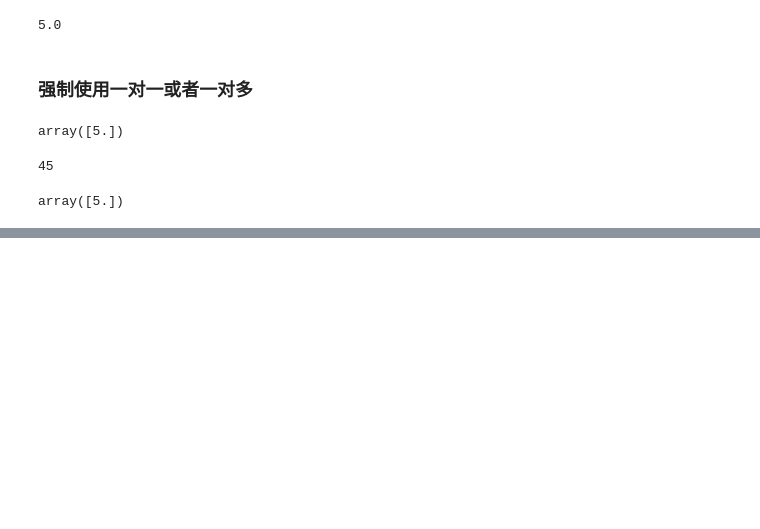
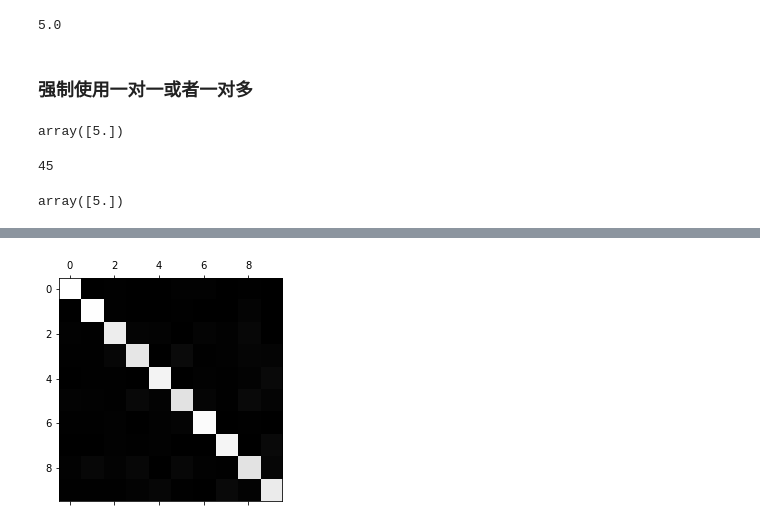
Before and after one commit to yuewensong/handson-ml, a Jupyter notebook: 20210103chapter3.ipynb, the cells around one changed output, grey strips where cells are left out. Drawn from its saved outputs; the diff is of its cells as text; code cells hidden in the pictures; blank space fills up the shorter version.

```diff
--- a/20210103chapter3.ipynb
+++ b/20210103chapter3.ipynb
@@ -354,0 +380,5 @@ array([0.9125175 , 0.90269513, 0.91218683])
+# %%
+plt.matshow(norm_conf_mx, cmap=plt.cm.gray)
+plt.show()
+# %% [output]
+[figure, added]
```
Also changed, not shown: parts of 39 cells of this notebook.
